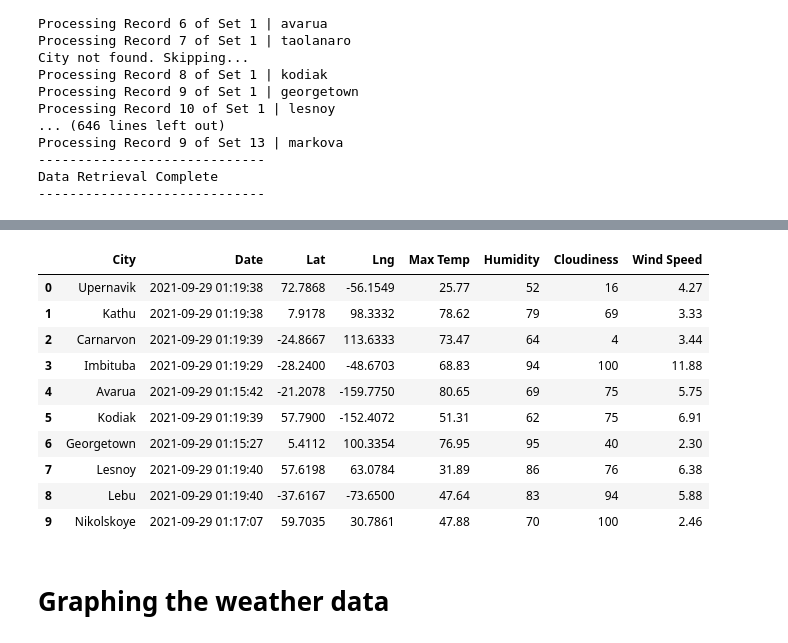
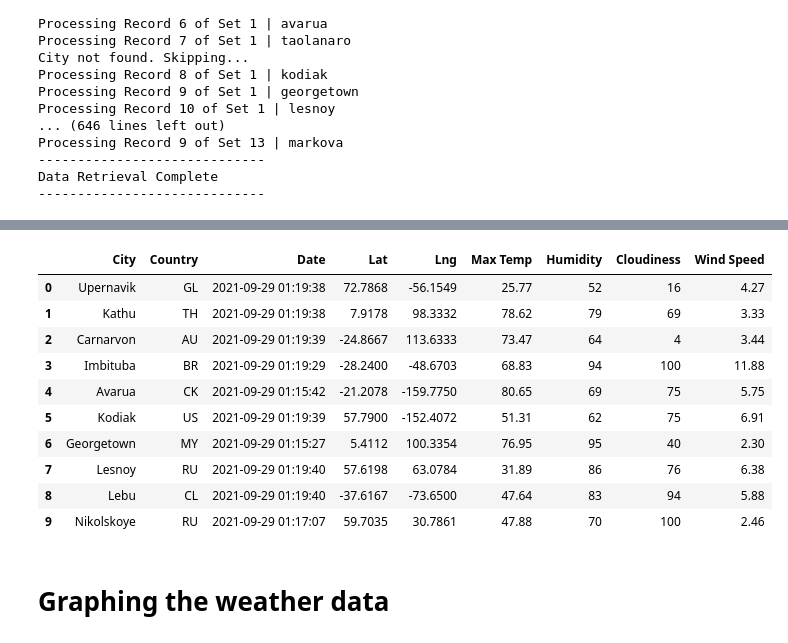
Before and after one commit to ChristopheGarcia1/World_Weather_Analysis, a Jupyter notebook: WeatherPy.ipynb, the cells around one changed output, grey strips where cells are left out. Cells and saved outputs as stored; diff of their text form; code cells hidden in the pictures.

```diff
--- a/WeatherPy.ipynb
+++ b/WeatherPy.ipynb
@@ -174,19 +189,19 @@ city_data_df = pd.DataFrame(city_data)
 # %%
-new_column_order = ["City", "Date", "Lat", "Lng", "Max Temp", "Humidity", "Cloudiness", "Wind Speed"]
+new_column_order = ["City", "Country", "Date", "Lat", "Lng", "Max Temp", "Humidity", "Cloudiness", "Wind Speed"]
 city_data_df = city_data_df[new_column_order]
 city_data_df.head(10)
 # %% [output]
-|  | City | Date | Lat | Lng | Max Temp | Humidity | Cloudiness | Wind Speed |
-| 0 | Upernavik | 2021-09-29 01:19:38 | 72.7868 | -56.1549 | 25.77 | 52 | 16 | 4.27 |
-| 1 | Kathu | 2021-09-29 01:19:38 | 7.9178 | 98.3332 | 78.62 | 79 | 69 | 3.33 |
-| 2 | Carnarvon | 2021-09-29 01:19:39 | -24.8667 | 113.6333 | 73.47 | 64 | 4 | 3.44 |
-| 3 | Imbituba | 2021-09-29 01:19:29 | -28.2400 | -48.6703 | 68.83 | 94 | 100 | 11.88 |
-| 4 | Avarua | 2021-09-29 01:15:42 | -21.2078 | -159.7750 | 80.65 | 69 | 75 | 5.75 |
-| 5 | Kodiak | 2021-09-29 01:19:39 | 57.7900 | -152.4072 | 51.31 | 62 | 75 | 6.91 |
-| 6 | Georgetown | 2021-09-29 01:15:27 | 5.4112 | 100.3354 | 76.95 | 95 | 40 | 2.30 |
-| 7 | Lesnoy | 2021-09-29 01:19:40 | 57.6198 | 63.0784 | 31.89 | 86 | 76 | 6.38 |
-| 8 | Lebu | 2021-09-29 01:19:40 | -37.6167 | -73.6500 | 47.64 | 83 | 94 | 5.88 |
-| 9 | Nikolskoye | 2021-09-29 01:17:07 | 59.7035 | 30.7861 | 47.88 | 70 | 100 | 2.46 |
+|  | City | Country | Date | Lat | Lng | Max Temp | Humidity | Cloudiness | Wind Speed |
+| 0 | Upernavik | GL | 2021-09-29 01:19:38 | 72.7868 | -56.1549 | 25.77 | 52 | 16 | 4.27 |
+| 1 | Kathu | TH | 2021-09-29 01:19:38 | 7.9178 | 98.3332 | 78.62 | 79 | 69 | 3.33 |
+| 2 | Carnarvon | AU | 2021-09-29 01:19:39 | -24.8667 | 113.6333 | 73.47 | 64 | 4 | 3.44 |
+| 3 | Imbituba | BR | 2021-09-29 01:19:29 | -28.2400 | -48.6703 | 68.83 | 94 | 100 | 11.88 |
+| 4 | Avarua | CK | 2021-09-29 01:15:42 | -21.2078 | -159.7750 | 80.65 | 69 | 75 | 5.75 |
+| 5 | Kodiak | US | 2021-09-29 01:19:39 | 57.7900 | -152.4072 | 51.31 | 62 | 75 | 6.91 |
+| 6 | Georgetown | MY | 2021-09-29 01:15:27 | 5.4112 | 100.3354 | 76.95 | 95 | 40 | 2.30 |
+| 7 | Lesnoy | RU | 2021-09-29 01:19:40 | 57.6198 | 63.0784 | 31.89 | 86 | 76 | 6.38 |
+| 8 | Lebu | CL | 2021-09-29 01:19:40 | -37.6167 | -73.6500 | 47.64 | 83 | 94 | 5.88 |
+| 9 | Nikolskoye | RU | 2021-09-29 01:17:07 | 59.7035 | 30.7861 | 47.88 | 70 | 100 | 2.46 |
 # %%
 # Create the output file (CSV).
 output_data_file = "weather_data/cities.csv"
```
Also changed, not shown: parts of 2 cells of this notebook, 3 other files.
